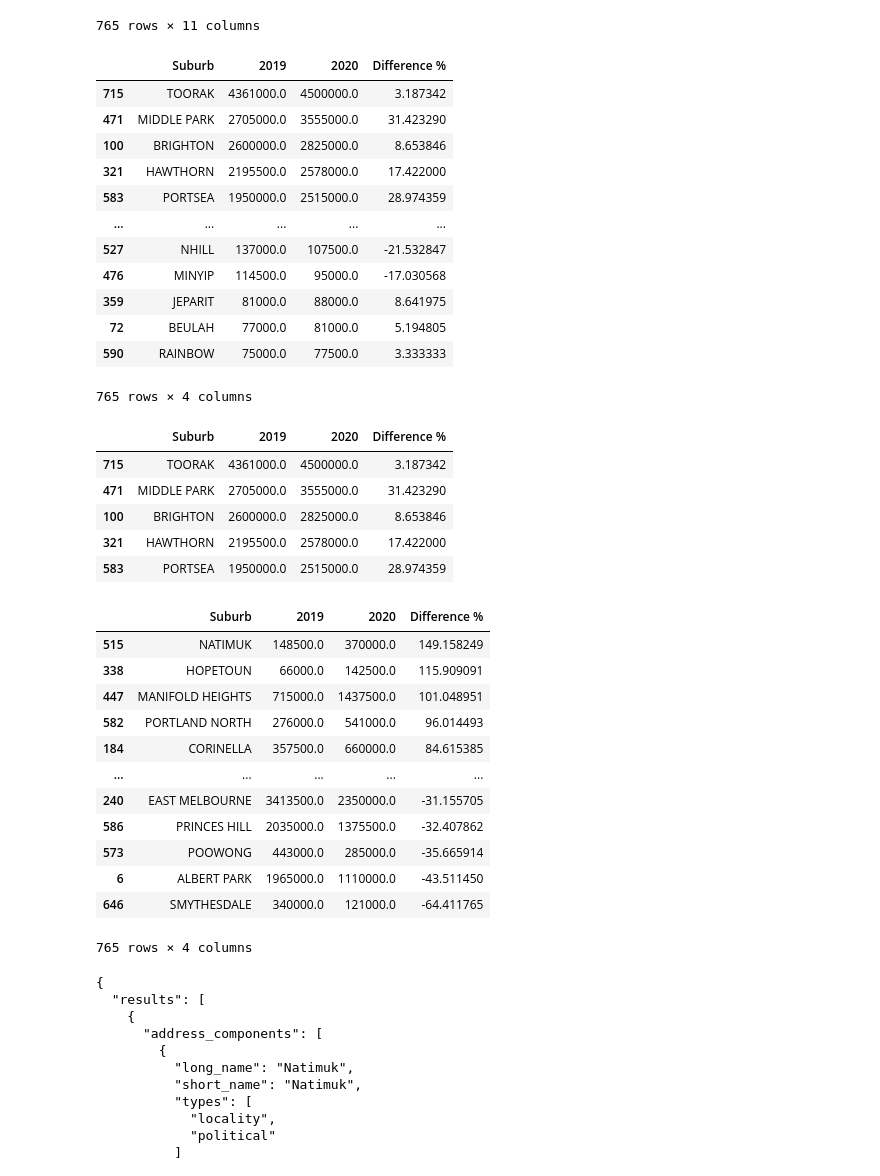
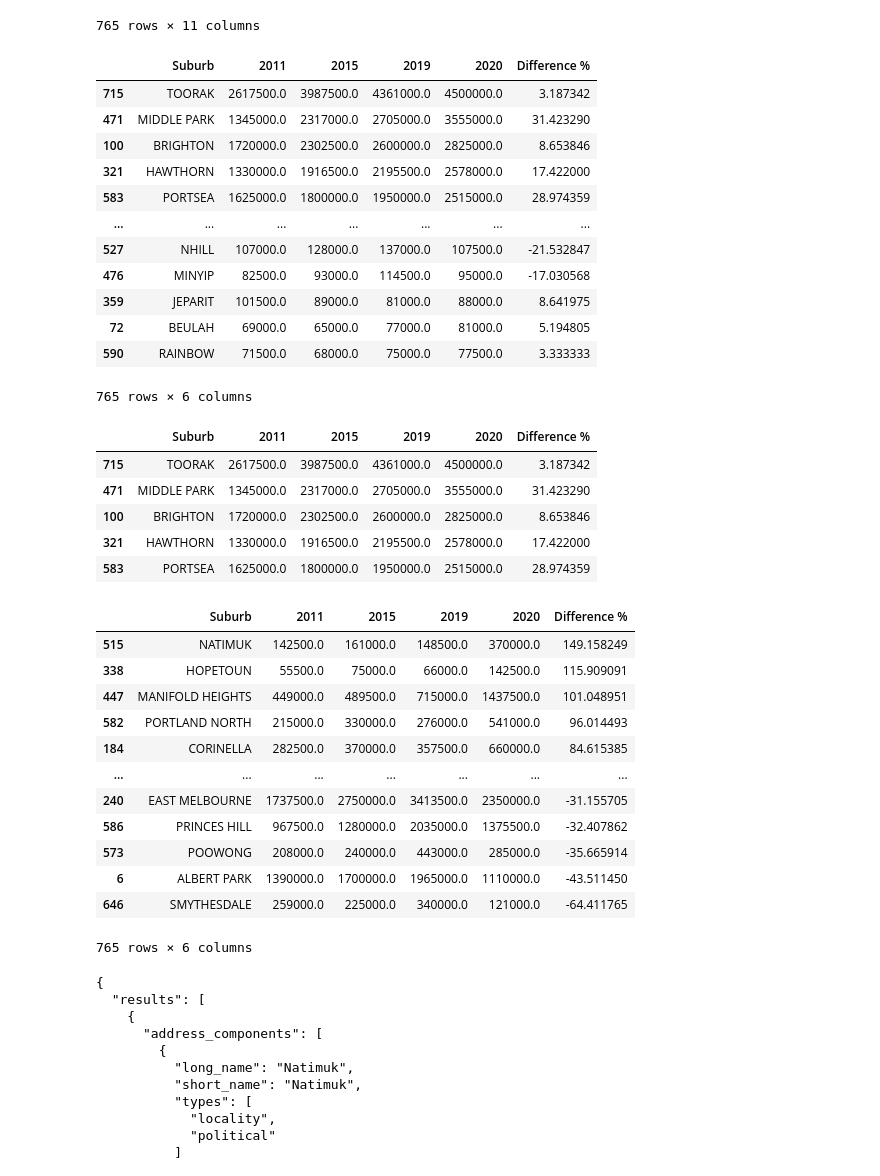
Before and after one commit to LP-116/Project-1, a Jupyter notebook: suburb year analysis.ipynb, the cells around one changed output. Saved outputs shown, nothing was run; the diff lists cells and outputs as text; code cells hidden in the pictures.

```diff
--- a/suburb year analysis.ipynb
+++ b/suburb year analysis.ipynb
@@ -252,52 +252,52 @@ sorted_subs_df
 | 590 | RAINBOW | 71500.0 | 69000.0 | 62000.0 | 77000.0 | 68000.0 | 59500.0 | 82500.0 | 99000.0 | 75000.0 | 77500.0 |
 765 rows × 11 columns
 # %%
-top_subs = sorted_subs_df.loc[:, ["Suburb", "2019", "2020"]]
+top_subs = sorted_subs_df.loc[:, ["Suburb", "2011", "2015", "2019", "2020"]]
 
 top_subs["Difference %"] = ((top_subs["2020"] - top_subs["2019"]) / top_subs["2019"]) *100
 
 top_subs
 # %% [output]
-|  | Suburb | 2019 | 2020 | Difference % |
-| 715 | TOORAK | 4361000.0 | 4500000.0 | 3.187342 |
-| 471 | MIDDLE PARK | 2705000.0 | 3555000.0 | 31.423290 |
-| 100 | BRIGHTON | 2600000.0 | 2825000.0 | 8.653846 |
-| 321 | HAWTHORN | 2195500.0 | 2578000.0 | 17.422000 |
-| 583 | PORTSEA | 1950000.0 | 2515000.0 | 28.974359 |
-| ... | ... | ... | ... | ... |
-| 527 | NHILL | 137000.0 | 107500.0 | -21.532847 |
-| 476 | MINYIP | 114500.0 | 95000.0 | -17.030568 |
-| 359 | JEPARIT | 81000.0 | 88000.0 | 8.641975 |
-| 72 | BEULAH | 77000.0 | 81000.0 | 5.194805 |
-| 590 | RAINBOW | 75000.0 | 77500.0 | 3.333333 |
+|  | Suburb | 2011 | 2015 | 2019 | 2020 | Difference % |
+| 715 | TOORAK | 2617500.0 | 3987500.0 | 4361000.0 | 4500000.0 | 3.187342 |
+| 471 | MIDDLE PARK | 1345000.0 | 2317000.0 | 2705000.0 | 3555000.0 | 31.423290 |
+| 100 | BRIGHTON | 1720000.0 | 2302500.0 | 2600000.0 | 2825000.0 | 8.653846 |
+| 321 | HAWTHORN | 1330000.0 | 1916500.0 | 2195500.0 | 2578000.0 | 17.422000 |
+| 583 | PORTSEA | 1625000.0 | 1800000.0 | 1950000.0 | 2515000.0 | 28.974359 |
+| ... | ... | ... | ... | ... | ... | ... |
+| 527 | NHILL | 107000.0 | 128000.0 | 137000.0 | 107500.0 | -21.532847 |
+| 476 | MINYIP | 82500.0 | 93000.0 | 114500.0 | 95000.0 | -17.030568 |
+| 359 | JEPARIT | 101500.0 | 89000.0 | 81000.0 | 88000.0 | 8.641975 |
+| 72 | BEULAH | 69000.0 | 65000.0 | 77000.0 | 81000.0 | 5.194805 |
+| 590 | RAINBOW | 71500.0 | 68000.0 | 75000.0 | 77500.0 | 3.333333 |
-765 rows × 4 columns
+765 rows × 6 columns
 # %%
 top_5_2020 = top_subs.head().copy()
 top_5_2020
 # %% [output]
-|  | Suburb | 2019 | 2020 | Difference % |
-| 715 | TOORAK | 4361000.0 | 4500000.0 | 3.187342 |
-| 471 | MIDDLE PARK | 2705000.0 | 3555000.0 | 31.423290 |
-| 100 | BRIGHTON | 2600000.0 | 2825000.0 | 8.653846 |
-| 321 | HAWTHORN | 2195500.0 | 2578000.0 | 17.422000 |
-| 583 | PORTSEA | 1950000.0 | 2515000.0 | 28.974359 |
+|  | Suburb | 2011 | 2015 | 2019 | 2020 | Difference % |
+| 715 | TOORAK | 2617500.0 | 3987500.0 | 4361000.0 | 4500000.0 | 3.187342 |
+| 471 | MIDDLE PARK | 1345000.0 | 2317000.0 | 2705000.0 | 3555000.0 | 31.423290 |
+| 100 | BRIGHTON | 1720000.0 | 2302500.0 | 2600000.0 | 2825000.0 | 8.653846 |
+| 321 | HAWTHORN | 1330000.0 | 1916500.0 | 2195500.0 | 2578000.0 | 17.422000 |
+| 583 | PORTSEA | 1625000.0 | 1800000.0 | 1950000.0 | 2515000.0 | 28.974359 |
 # %%
 top_subs_change = top_subs.sort_values("Difference %", ascending=False)
 top_subs_change
 # %% [output]
-|  | Suburb | 2019 | 2020 | Difference % |
-| 515 | NATIMUK | 148500.0 | 370000.0 | 149.158249 |
-| 338 | HOPETOUN | 66000.0 | 142500.0 | 115.909091 |
-| 447 | MANIFOLD HEIGHTS | 715000.0 | 1437500.0 | 101.048951 |
-| 582 | PORTLAND NORTH | 276000.0 | 541000.0 | 96.014493 |
-| 184 | CORINELLA | 357500.0 | 660000.0 | 84.615385 |
-| ... | ... | ... | ... | ... |
-| 240 | EAST MELBOURNE | 3413500.0 | 2350000.0 | -31.155705 |
-| 586 | PRINCES HILL | 2035000.0 | 1375500.0 | -32.407862 |
-| 573 | POOWONG | 443000.0 | 285000.0 | -35.665914 |
-| 6 | ALBERT PARK | 1965000.0 | 1110000.0 | -43.511450 |
-| 646 | SMYTHESDALE | 340000.0 | 121000.0 | -64.411765 |
+|  | Suburb | 2011 | 2015 | 2019 | 2020 | Difference % |
+| 515 | NATIMUK | 142500.0 | 161000.0 | 148500.0 | 370000.0 | 149.158249 |
+| 338 | HOPETOUN | 55500.0 | 75000.0 | 66000.0 | 142500.0 | 115.909091 |
+| 447 | MANIFOLD HEIGHTS | 449000.0 | 489500.0 | 715000.0 | 1437500.0 | 101.048951 |
+| 582 | PORTLAND NORTH | 215000.0 | 330000.0 | 276000.0 | 541000.0 | 96.014493 |
+| 184 | CORINELLA | 282500.0 | 370000.0 | 357500.0 | 660000.0 | 84.615385 |
+| ... | ... | ... | ... | ... | ... | ... |
+| 240 | EAST MELBOURNE | 1737500.0 | 2750000.0 | 3413500.0 | 2350000.0 | -31.155705 |
+| 586 | PRINCES HILL | 967500.0 | 1280000.0 | 2035000.0 | 1375500.0 | -32.407862 |
+| 573 | POOWONG | 208000.0 | 240000.0 | 443000.0 | 285000.0 | -35.665914 |
+| 6 | ALBERT PARK | 1390000.0 | 1700000.0 | 1965000.0 | 1110000.0 | -43.511450 |
+| 646 | SMYTHESDALE | 259000.0 | 225000.0 | 340000.0 | 121000.0 | -64.411765 |
-765 rows × 4 columns
+765 rows × 6 columns
 # %%
 city = "Natimuk"
 gmaps.configure(api_key=g_key)
```
Also changed, not shown: parts of 4 cells of this notebook, 2 other files.
